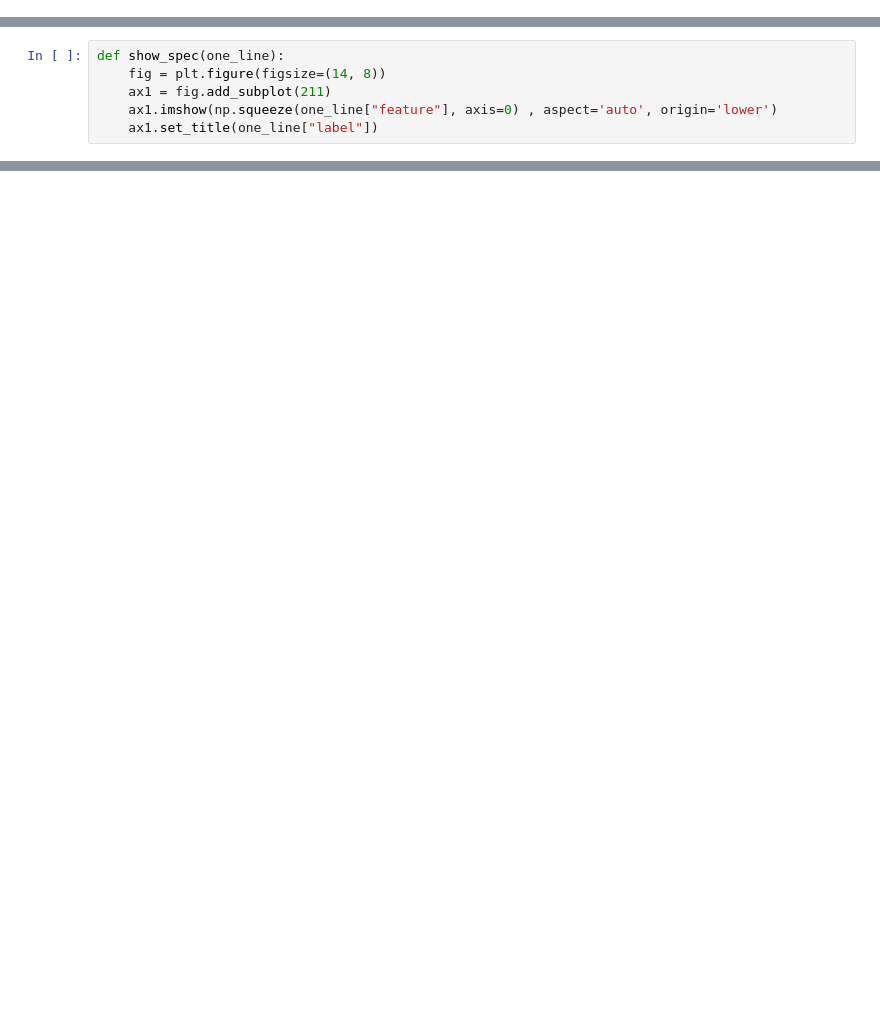
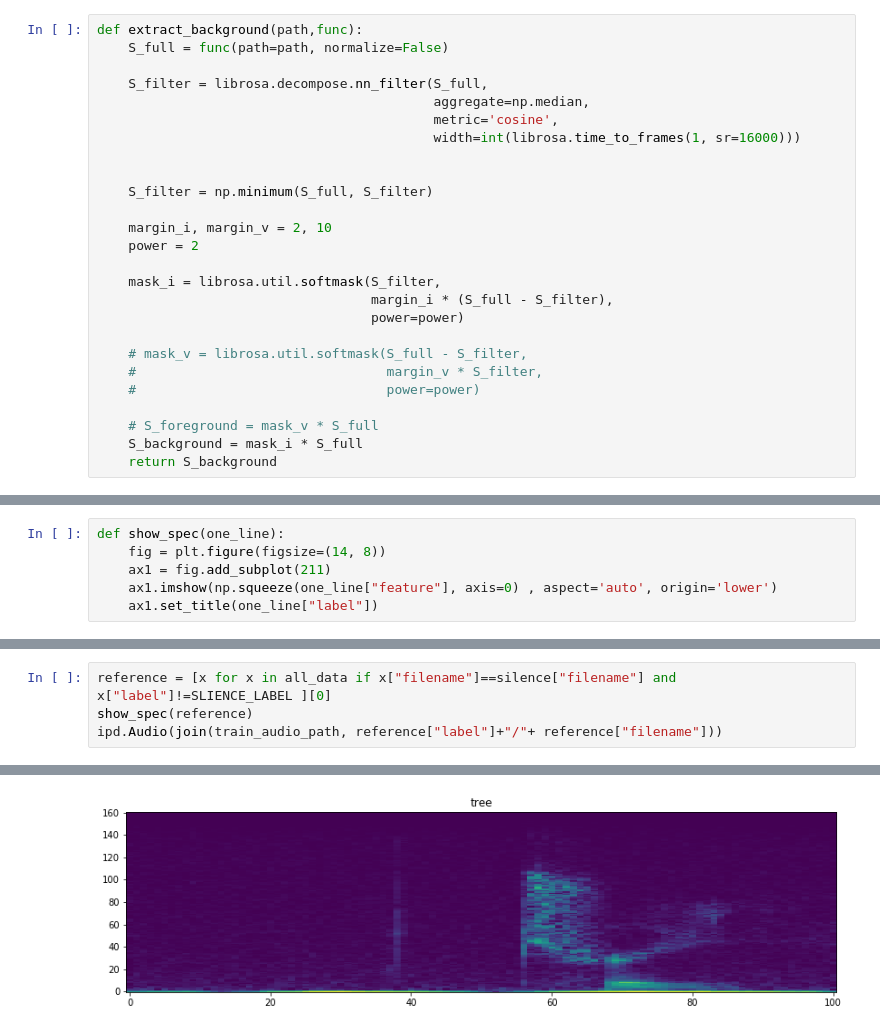
Before and after one commit to ronjian/tensorflow-speech-recognition-challenge, a Jupyter notebook: feature_loader.ipynb, the cells around one changed output, grey strips where cells are left out. Drawn from its saved outputs; the diff is of its cells as text; blank space fills up the shorter version.

```diff
--- a/feature_loader.ipynb
+++ b/feature_loader.ipynb
@@ -66,3 +69,29 @@ def get_spect(path, window_size=.02, window_stride=.01, window='hamming', normal
+# %%
+def extract_background(path,func):
+    S_full = func(path=path, normalize=False)
+
+    S_filter = librosa.decompose.nn_filter(S_full,
+                                           aggregate=np.median,
+                                           metric='cosine',
+                                           width=int(librosa.time_to_frames(1, sr=16000)))
+
+
+    S_filter = np.minimum(S_full, S_filter)
+
+    margin_i, margin_v = 2, 10
+    power = 2
+
+    mask_i = librosa.util.softmask(S_filter,
+                                   margin_i * (S_full - S_filter),
+                                   power=power)
+
+    # mask_v = librosa.util.softmask(S_full - S_filter,
+    #                                margin_v * S_filter,
+    #                                power=power)
+
+    # S_foreground = mask_v * S_full
+    S_background = mask_i * S_full
+    return S_background
 # %%
 #copy from https://github.com/tensorflow/tensorflow/blob/master/tensorflow/examples/speech_commands/input_data.py#L61
 def which_set(filename, validation_percentage, testing_percentage):
@@ -195,0 +263,5 @@ ipd.Audio(join(train_audio_path, one_line["label"]+"/"+one_line["filename"]))
+# %%
+reference = [x for x in all_data if x["filename"]==silence["filename"] and x["label"]!=SLIENCE_LABEL ][0]
+show_spec(reference)
+ipd.Audio(join(train_audio_path, reference["label"]+"/"+ reference["filename"]))
+# %% [output]
@@ -195,0 +269 @@ ipd.Audio(join(train_audio_path, one_line["label"]+"/"+one_line["filename"]))
+[figure, added]
```
Also changed, not shown: parts of 9 cells of this notebook, 5 other files.
